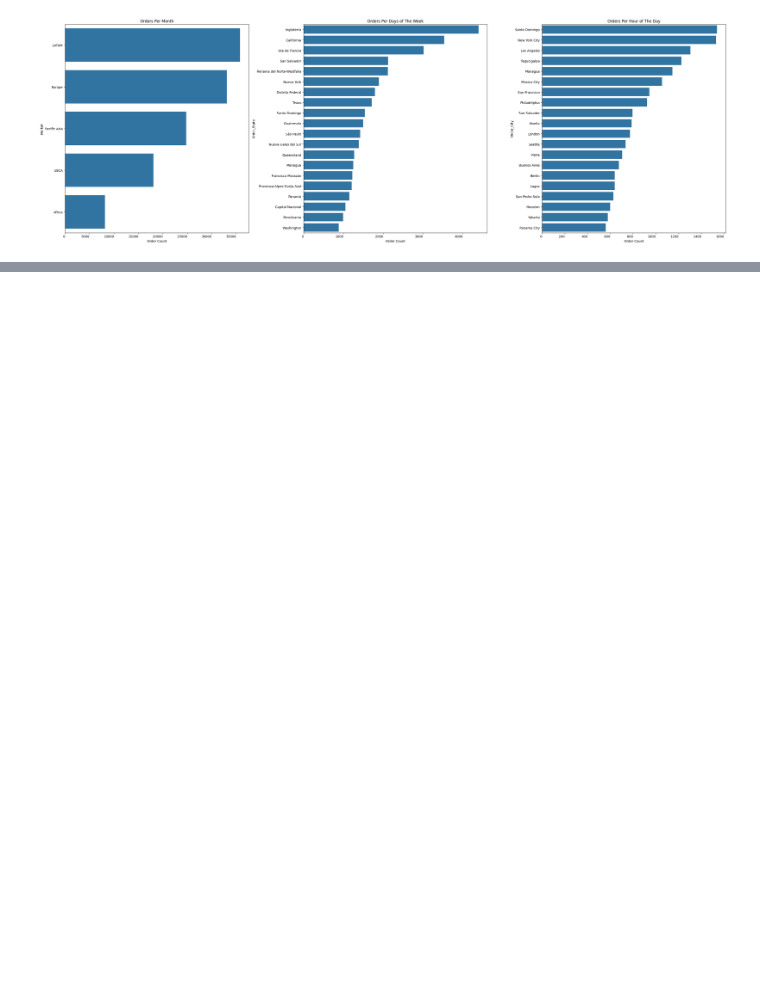
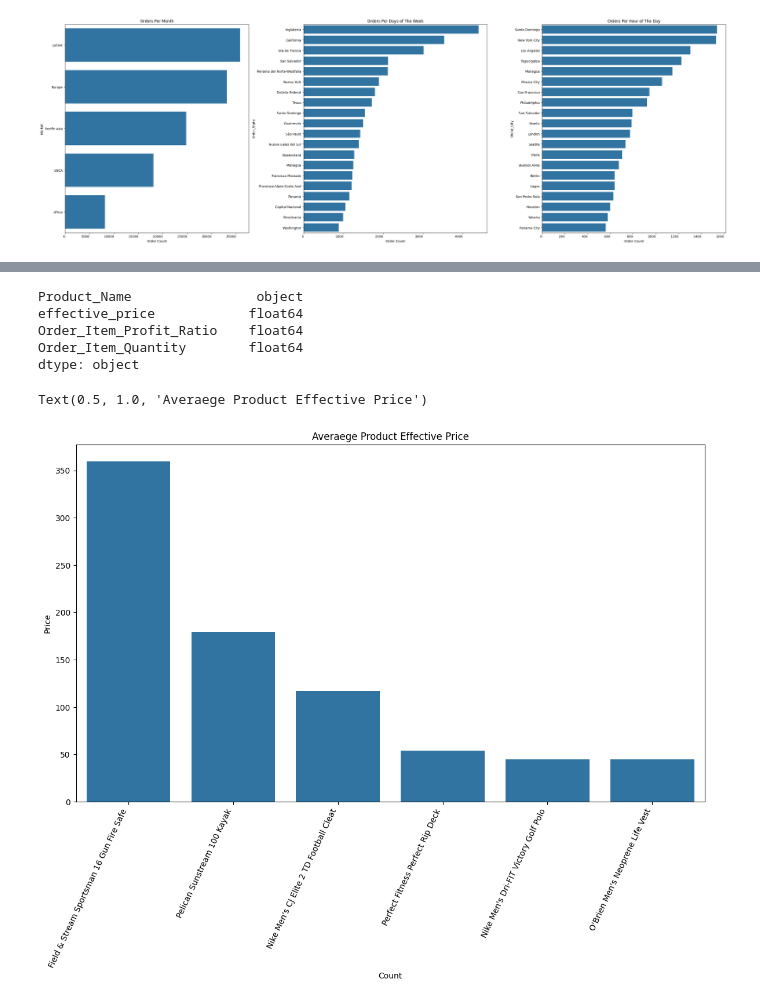
Before and after one commit to CCNY-Analytics-and-Quant/BA-F-2023-Steven-Fernandez-MD-Miah-Mohammed-Hussain, a Jupyter notebook: Final Project/python_code_final.ipynb, the cells around one changed output, grey strips where cells are left out. Cells and saved outputs as stored; diff of their text form; code cells hidden in the pictures; blank space fills up the shorter version.

Commit message:
Optimizing profits through product marketing

```diff
--- a/Final Project/python_code_final.ipynb
+++ b/Final Project/python_code_final.ipynb
@@ -752,3 +753,10 @@ pricing_df = df[['Order_Customer_Id', 'Product_Name', 'Order_Item_Discount_Rate'
+# %%
+#creating a data frame to do a derive in how should we price these combo products
+pricing_df = df[['Order_Customer_Id', 'Product_Name', 'Order_Item_Discount_Rate', 'Order_Item_Product_Price', 'Order_Item_Quantity', 'Order_Item_Profit_Ratio']]
 # %%
 #filtereing the dataframe by the ptop 10 product list in the combo dataframe
 pricing_df = pricing_df[pricing_df['Product_Name'].isin(product_list)]
+# %%
+pricing_df['effective_price'] = pricing_df['Order_Item_Product_Price'] * (1 - pricing_df['Order_Item_Discount_Rate'])
+
+pricing_df
@@ -754,0 +777,4 @@ pricing_df = pricing_df[pricing_df['Product_Name'].isin(product_list)]
+# %%
+pricing_products_df = pricing_df.groupby('Product_Name')[['effective_price', 'Order_Item_Profit_Ratio', 'Order_Item_Quantity']].mean().sort_values(ascending= False).reset_index()
+
+pricing_products_df
@@ -754,0 +789,20 @@ pricing_df = pricing_df[pricing_df['Product_Name'].isin(product_list)]
+# %%
+pricing_products_df.dtypes
+# %% [output]
+Product_Name                object
+effective_price            float64
+Order_Item_Profit_Ratio    float64
+Order_Item_Quantity        float64
+dtype: object
+# %%
+#visualizing
+plt.figure(figsize=(14,8))
+
+sns.barplot(x='Product_Name', y= 'effective_price', data= pricing_products_df)
+plt.xlabel('Count')
+plt.xticks(rotation = 65, ha='right')
+plt.ylabel('Price')
+plt.title('Averaege Product Effective Price')
+# %% [output]
+Text(0.5, 1.0, 'Averaege Product Effective Price')
+[figure, added]
```
Also changed, not shown: parts of 18 cells of this notebook.
